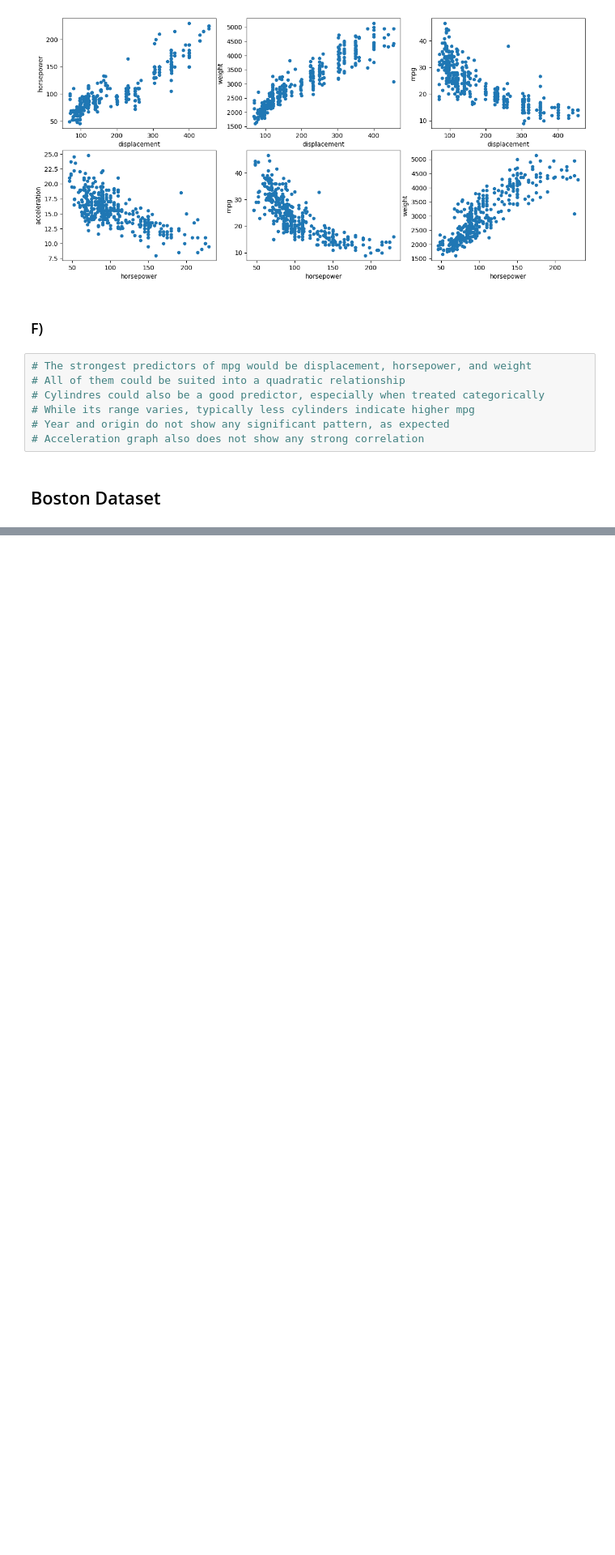
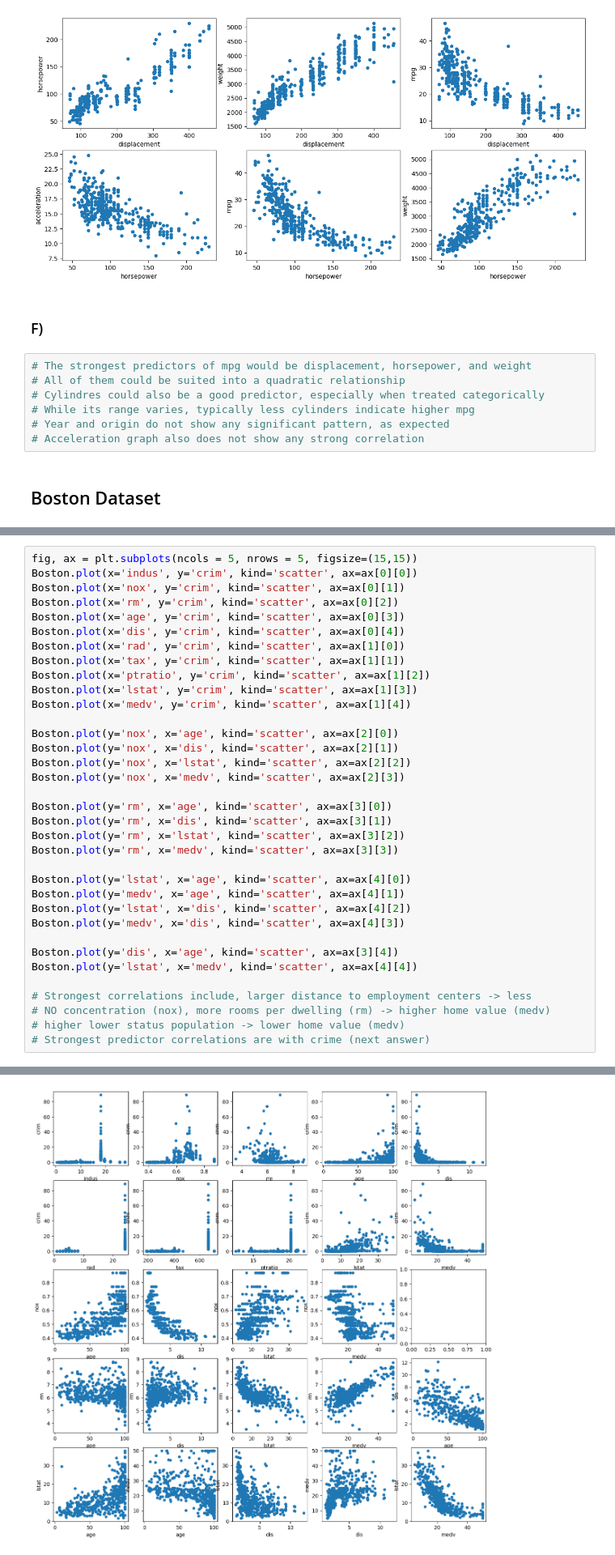
Before and after one commit to NDubelovskyi/ISLP, a Jupyter notebook: Chapter 2 Application.ipynb, the cells around one changed output, grey strips where cells are left out. Shown at 81% size. Drawn from its saved outputs; the diff is of its cells as text; blank space fills up the shorter version.

```diff
--- a/Chapter 2 Application.ipynb
+++ b/Chapter 2 Application.ipynb
@@ -439,0 +475,36 @@ plt.show()
+# %%
+fig, ax = plt.subplots(ncols = 5, nrows = 5, figsize=(15,15))
+Boston.plot(x='indus', y='crim', kind='scatter', ax=ax[0][0])
+Boston.plot(x='nox', y='crim', kind='scatter', ax=ax[0][1])
+Boston.plot(x='rm', y='crim', kind='scatter', ax=ax[0][2])
+Boston.plot(x='age', y='crim', kind='scatter', ax=ax[0][3])
+Boston.plot(x='dis', y='crim', kind='scatter', ax=ax[0][4])
+Boston.plot(x='rad', y='crim', kind='scatter', ax=ax[1][0])
+Boston.plot(x='tax', y='crim', kind='scatter', ax=ax[1][1])
+Boston.plot(x='ptratio', y='crim', kind='scatter', ax=ax[1][2])
+Boston.plot(x='lstat', y='crim', kind='scatter', ax=ax[1][3])
+Boston.plot(x='medv', y='crim', kind='scatter', ax=ax[1][4])
+
+Boston.plot(y='nox', x='age', kind='scatter', ax=ax[2][0])
+Boston.plot(y='nox', x='dis', kind='scatter', ax=ax[2][1])
+Boston.plot(y='nox', x='lstat', kind='scatter', ax=ax[2][2])
+Boston.plot(y='nox', x='medv', kind='scatter', ax=ax[2][3])
+
+Boston.plot(y='rm', x='age', kind='scatter', ax=ax[3][0])
+Boston.plot(y='rm', x='dis', kind='scatter', ax=ax[3][1])
+Boston.plot(y='rm', x='lstat', kind='scatter', ax=ax[3][2])
+Boston.plot(y='rm', x='medv', kind='scatter', ax=ax[3][3])
+
+Boston.plot(y='lstat', x='age', kind='scatter', ax=ax[4][0])
+Boston.plot(y='medv', x='age', kind='scatter', ax=ax[4][1])
+Boston.plot(y='lstat', x='dis', kind='scatter', ax=ax[4][2])
+Boston.plot(y='medv', x='dis', kind='scatter', ax=ax[4][3])
+
+Boston.plot(y='dis', x='age', kind='scatter', ax=ax[3][4])
+Boston.plot(y='lstat', x='medv', kind='scatter', ax=ax[4][4])
+
+# Strongest correlations include, larger distance to employment centers -> less
+# NO concentration (nox), more rooms per dwelling (rm) -> higher home value (medv)
+# higher lower status population -> lower home value (medv)
+# Strongest predictor correlations are with crime (next answer)
+# %% [output]
@@ -439,0 +512 @@ plt.show()
+[figure, added]
```
Also changed, not shown: parts of 23 cells of this notebook.
